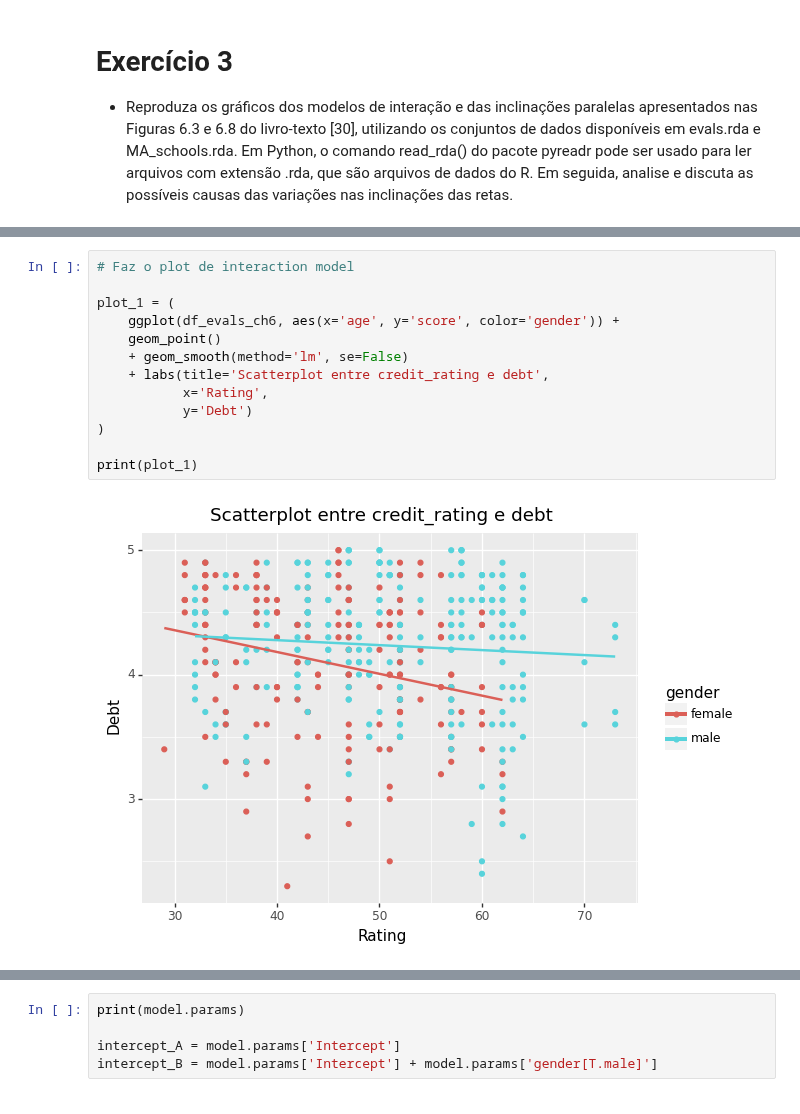
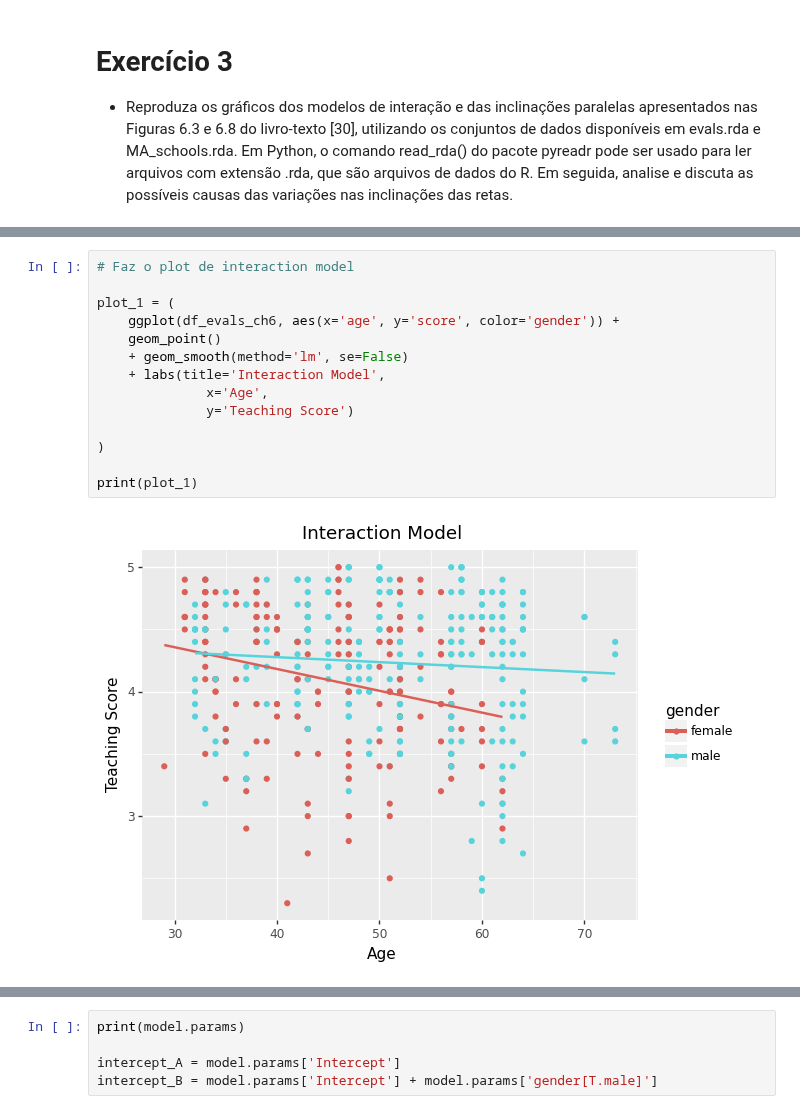
Before and after one commit to pdcos/analise_visual_ciencia_de_dados, a Jupyter notebook: participacao_10/solutions_10.ipynb, the cells around one changed output, grey strips where cells are left out. Saved outputs shown, nothing was run; the diff lists cells and outputs as text.

```diff
--- a/participacao_10/solutions_10.ipynb
+++ b/participacao_10/solutions_10.ipynb
@@ -452,18 +452,19 @@ O coeficiente de credit_rating se mostrou positivo, provando que de fato quanto
 # %%
 # Faz o plot de interaction model
 
 plot_1 = (
     ggplot(df_evals_ch6, aes(x='age', y='score', color='gender')) +
     geom_point()
     + geom_smooth(method='lm', se=False)
-    + labs(title='Scatterplot entre credit_rating e debt',
-           x='Rating',
-           y='Debt')
+    + labs(title='Interaction Model',
+              x='Age',
+              y='Teaching Score')
+
 )
 
 print(plot_1)
 # %% [output]
-[figure, old version]
+[figure, new version]
 # %%
 # Ajuste do modelo linear com mesma inclinação para todos os grupos
 model = smf.ols('score ~ age + gender', data=df_evals_ch6).fit()
```
Also changed, not shown: parts of 16 cells of this notebook.
